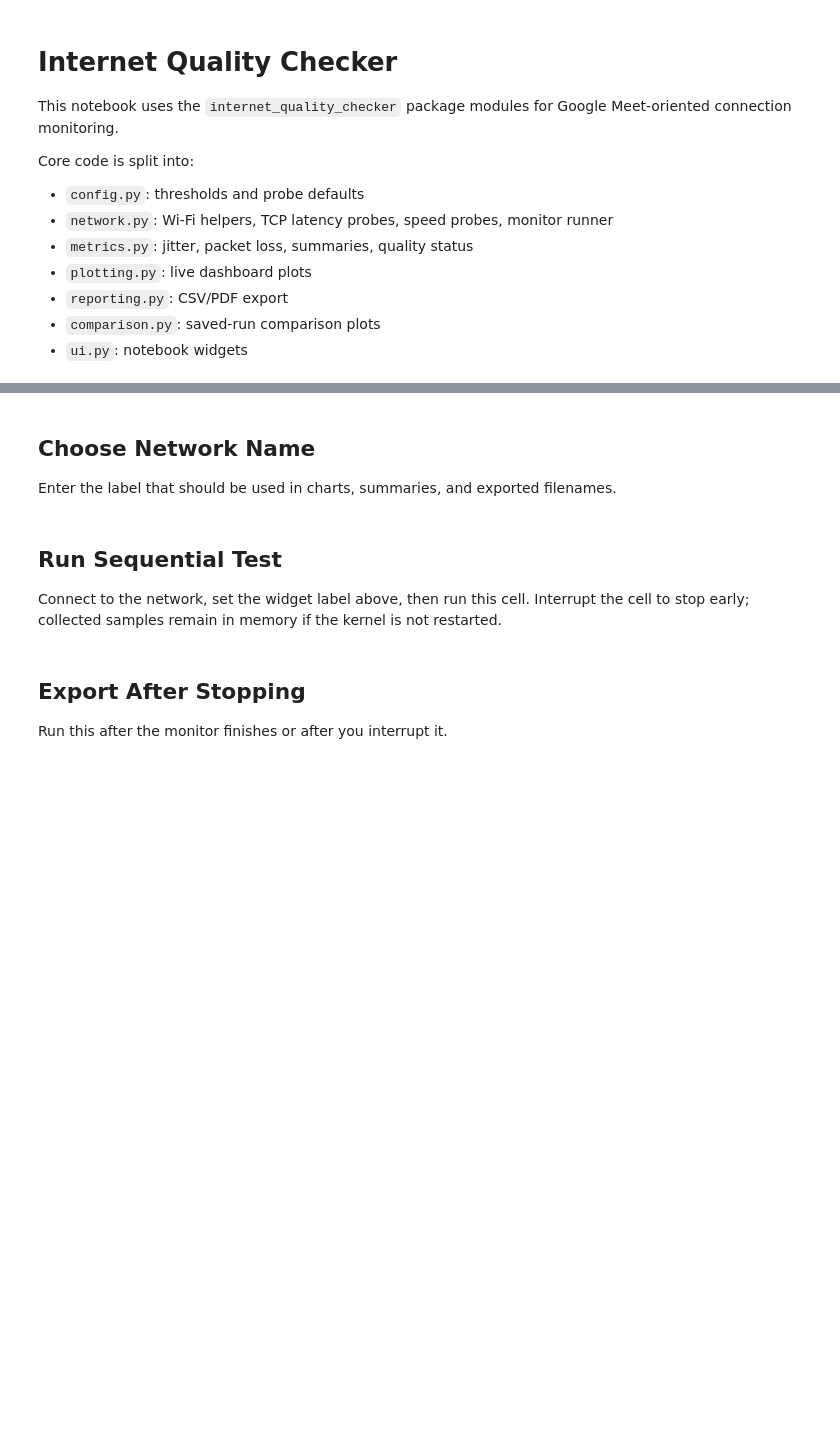
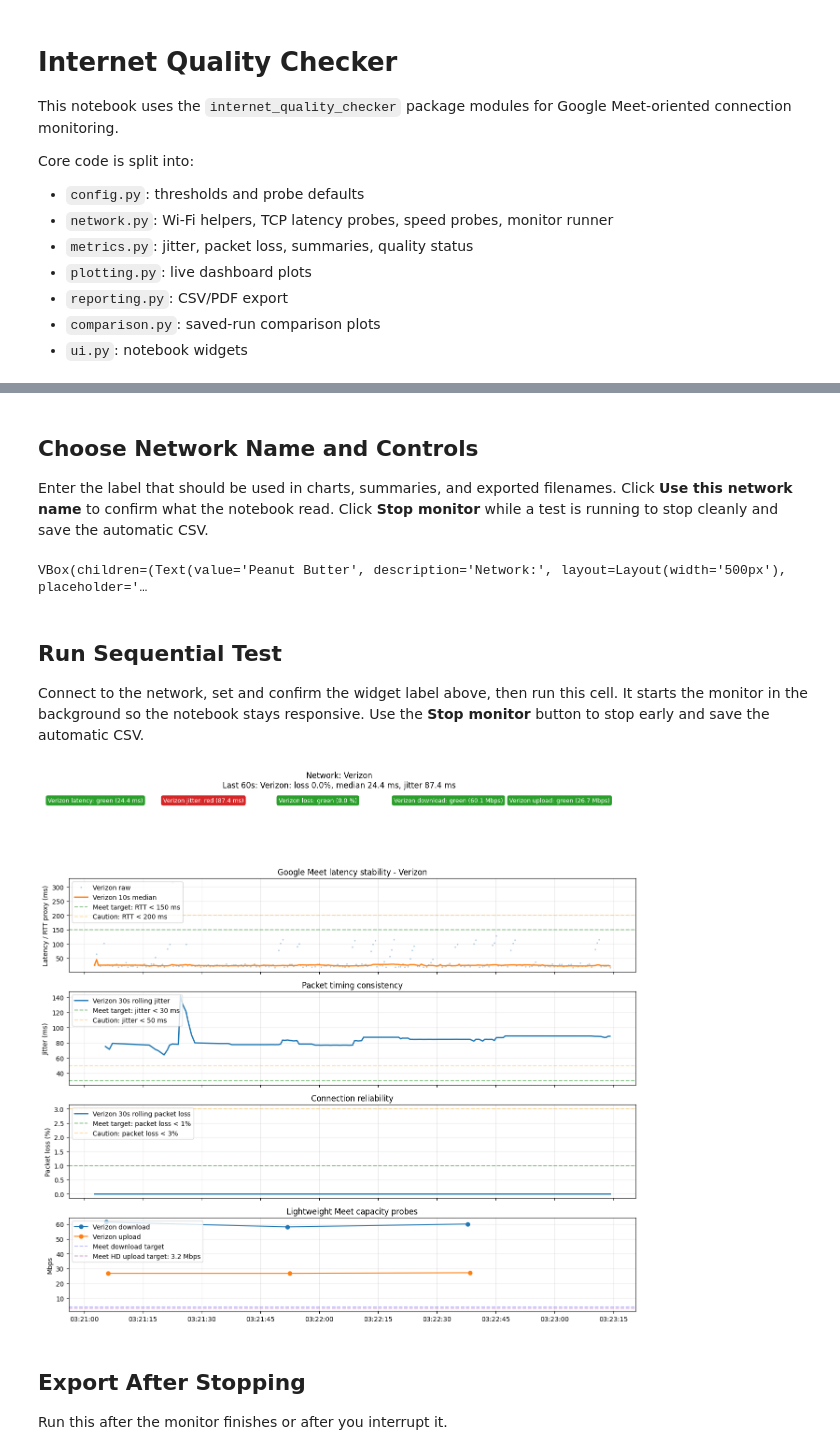
Before and after one commit to armandordorica/internet_quality_checker, a Jupyter notebook: internet_quality_checker.ipynb, the cells around one changed output, grey strips where cells are left out. Cells and saved outputs as stored; diff of their text form; code cells hidden in the pictures; blank space fills up the shorter version.

```diff
--- a/internet_quality_checker.ipynb
+++ b/internet_quality_checker.ipynb
@@ -28,5 +26,5 @@ from internet_quality_checker.ui import (
 )
 # %% [markdown]
-## Choose Network Name
+## Choose Network Name and Controls
 
-Enter the label that should be used in charts, summaries, and exported filenames.
+Enter the label that should be used in charts, summaries, and exported filenames. Click **Use this network name** to confirm what the notebook read. Click **Stop monitor** while a test is running to stop cleanly and save the automatic CSV.
@@ -36,4 +31,10 @@ display(network_name_widget)
+# %%
+network_controls = create_network_control_widgets(default="Peanut Butter")
+network_name_widget = network_controls["network_name"]
+stop_signal = network_controls["stop_signal"]
+# %% [output]
+VBox(children=(Text(value='Peanut Butter', description='Network:', layout=Layout(width='500px'), placeholder='…
 # %% [markdown]
 ## Run Sequential Test
 
-Connect to the network, set the widget label above, then run this cell. Interrupt the cell to stop early; collected samples remain in memory if the kernel is not restarted.
+Connect to the network, set and confirm the widget label above, then run this cell. It starts the monitor in the background so the notebook stays responsive. Use the **Stop monitor** button to stop early and save the automatic CSV.
@@ -46,3 +41,12 @@ summarize(df)
+# %%
+monitor_task = start_monitor_from_widgets(
+    network_name_widget,
+    stop_signal,
+    duration_seconds=300,
+)
+monitor_task
+# %% [output]
+[figure, added]
 # %% [markdown]
 ## Export After Stopping
 
```
Also changed, not shown: parts of 4 cells of this notebook, 6 other files.
